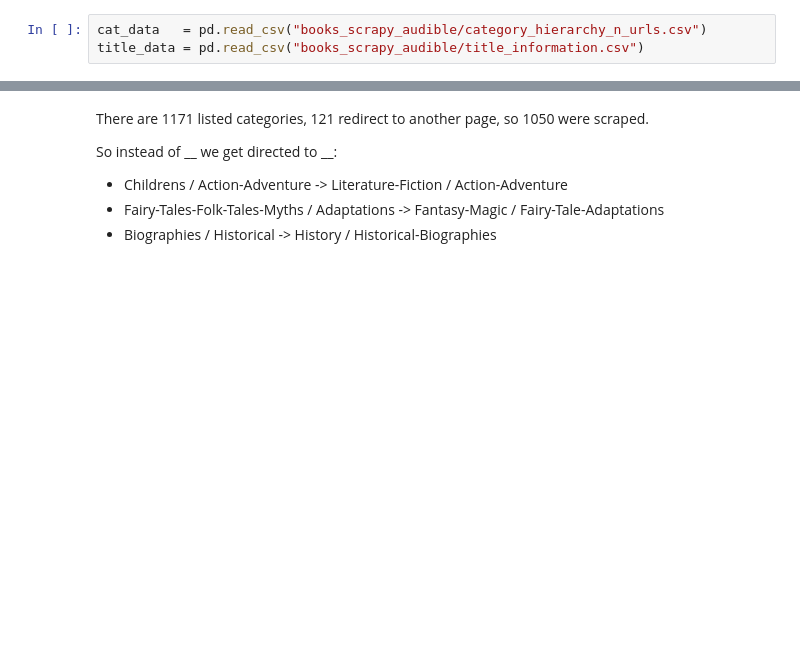
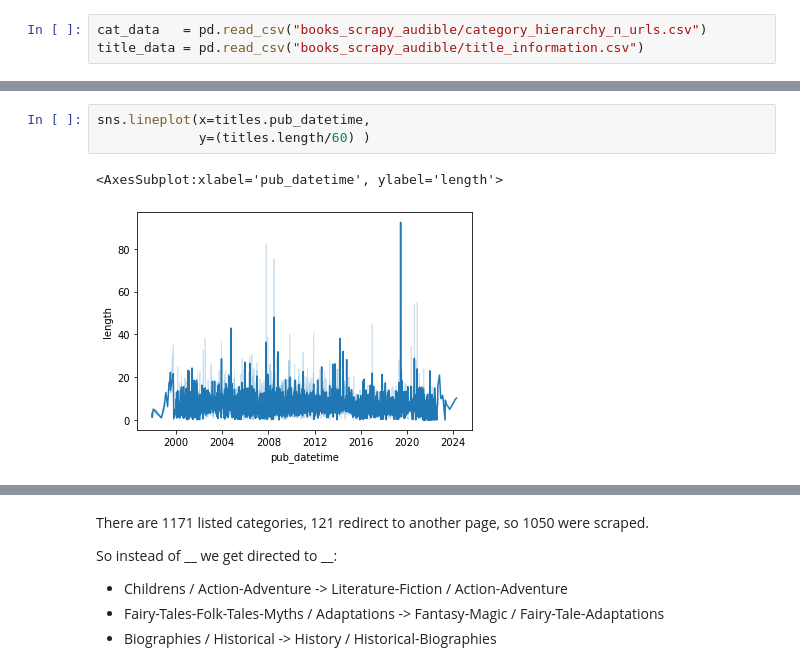
Before and after one commit to jwelch1123/finding_the_tree_in_the_forest, a Jupyter notebook: Data_Analysis.ipynb, the cells around one changed output, grey strips where cells are left out. Drawn from its saved outputs; the diff is of its cells as text; blank space fills up the shorter version.

```diff
--- a/Data_Analysis.ipynb
+++ b/Data_Analysis.ipynb
@@ -54,0 +265,6 @@ title_data.head()
+# %%
+sns.lineplot(x=titles.pub_datetime,
+             y=(titles.length/60) )
+# %% [output]
+<AxesSubplot:xlabel='pub_datetime', ylabel='length'>
+[figure, added]
```
Also changed, not shown: parts of 194 cells of this notebook, 20 other files.
